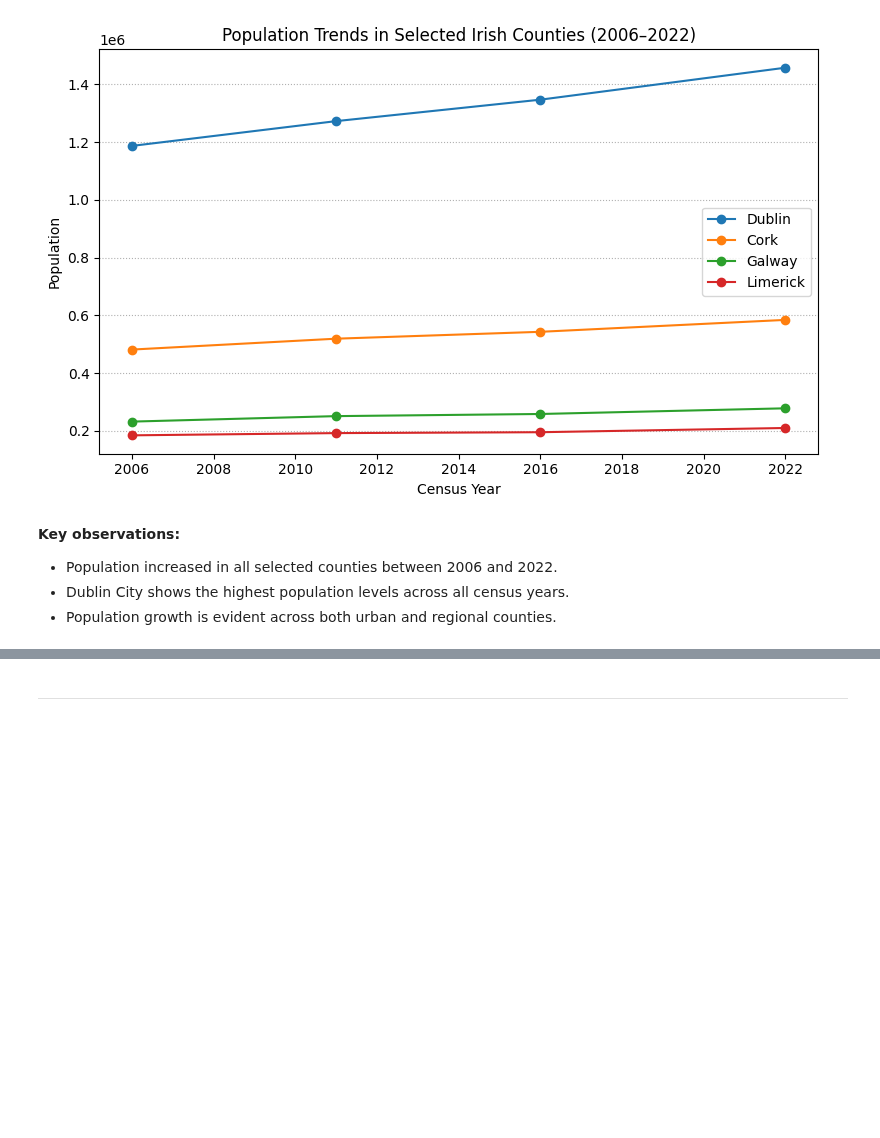
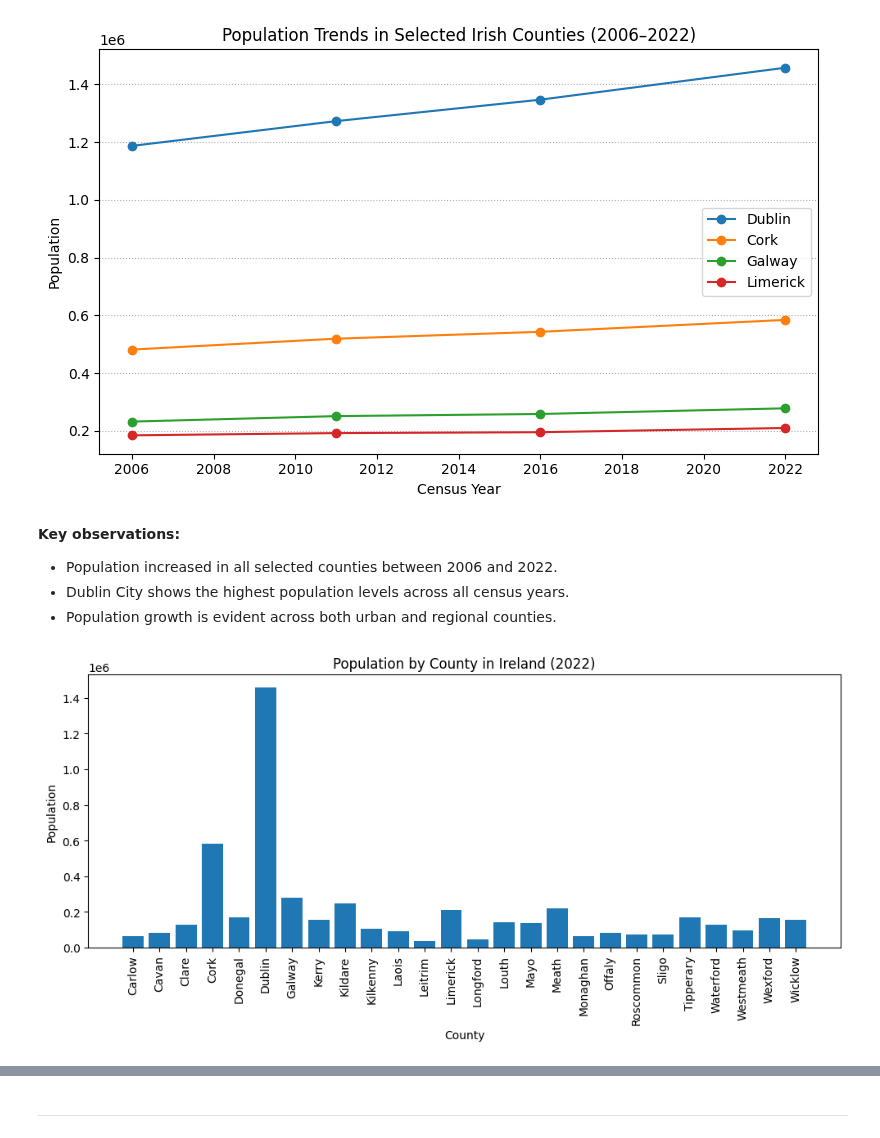
Before and after one commit to elainecazetta/programming-for-data-analytics, a Jupyter notebook: project/census_analysis.ipynb, the cells around one changed output, grey strips where cells are left out. Saved outputs shown, nothing was run; the diff lists cells and outputs as text; code cells hidden in the pictures; blank space fills up the shorter version.

Commit message:
update topic 5 content and plots

```diff
--- a/project/census_analysis.ipynb
+++ b/project/census_analysis.ipynb
@@ -60,8 +60,8 @@ import matplotlib.pyplot as plt
 # %%
 # Load population data and display the first few rows
 pop_data = "FY001-population.csv"
-pop_datadir = "data/"
-population = pop_datadir + pop_data
+datadir = "data/"
+population = datadir + pop_data
 
 pop_df = pd.read_csv(population)
 
@@ -204,3 +207,21 @@ plt.show()
 - Population increased in all selected counties between 2006 and 2022.
 - Dublin City shows the highest population levels across all census years.
 - Population growth is evident across both urban and regional counties.
+# %%
+# Population by county in 2022
+pop_2022 = pop_df[pop_df["CensusYear"] == 2022]
+
+# Remove aggregated 'State' row
+pop_2022 = pop_2022[pop_2022["County"] != "State"]
+
+# Bar chart of population by county in 2022
+plt.figure(figsize=(10, 5))
+plt.bar(pop_2022["County"], pop_2022["Population"])
+plt.xticks(rotation=90)
+plt.title("Population by County in Ireland (2022)")
+plt.xlabel("County")
+plt.ylabel("Population")
+plt.tight_layout()
+plt.show()
+# %% [output]
+[figure, added]
```
Also changed, not shown: parts of 15 cells of this notebook.
